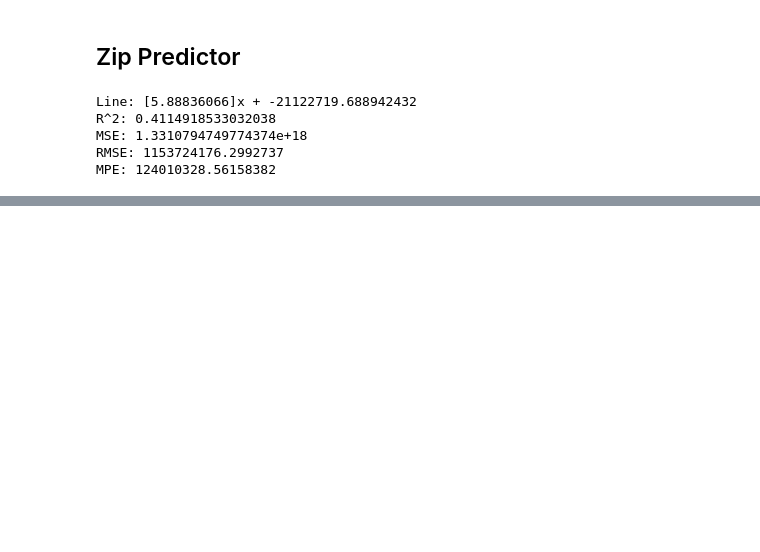
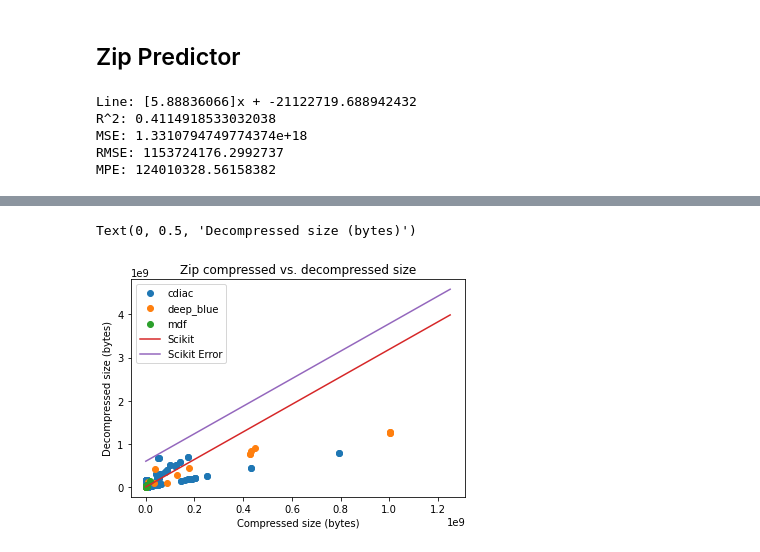
Before and after one commit to xtracthub/abyss, a Jupyter notebook: notebooks/predictor_tests.ipynb, the cells around one changed output, grey strips where cells are left out. Cells and saved outputs as stored; diff of their text form; code cells hidden in the pictures; blank space fills up the shorter version.

```diff
--- a/notebooks/predictor_tests.ipynb
+++ b/notebooks/predictor_tests.ipynb
@@ -121,0 +193,6 @@ Text(0, 0.5, 'Decompressed size (bytes)')
+# %%
+# Import decompression size .csv
+tar_results_df = pd.read_csv("../data/tar_decompression_results.csv")
+
+x = np.array(tar_results_df.compressed_size)
+y = np.array(tar_results_df.decompressed_size)
@@ -121,0 +222,30 @@ Text(0, 0.5, 'Decompressed size (bytes)')
+# %%
+# Visualize compression vs. decompression
+tar_results_df = tar_results_df[tar_results_df.decompressed_size < 1.5*10**9]
+
+x1 = tar_results_df.compressed_size
+y1 = tar_results_df.decompressed_size
+
+# Figure 1
+for name, group in tar_results_df.groupby("origin"):
+    plt.plot(group.compressed_size, group.decompressed_size, marker="o", linestyle="", label=name)
+
+plt.plot(np.array([i for i in range(1, 15*10**8, 25*10**7)]),
+         tar_sklearn_model.predict(np.array([i for i in range(1, 15*10**8, 25*10**7)]).reshape(-1, 1)),
+         label="Scikit")
+
+plt.plot(np.array([i for i in range(1, 15*10**8, 25*10**7)]),
+         tar_sklearn_model.predict(np.array([i for i in range(1, 15*10**8, 25*10**7)]).reshape(-1, 1)) + 595931136.9222465,
+         label="Scikit Error")
+
+# plt.plot(np.array([i for i in range(1, 25*10**8, 25*10**7)]),
+#          zip_keras_predict(np.array([i for i in range(1, 25*10**8, 25*10**7)]).reshape(-1, 1)),
+#          label="Keras")
+
+plt.legend()
+plt.title("Zip compressed vs. decompressed size")
+plt.xlabel("Compressed size (bytes)")
+plt.ylabel("Decompressed size (bytes)")
+# %% [output]
+Text(0, 0.5, 'Decompressed size (bytes)')
+[figure, added]
```
Also changed, not shown: parts of 13 cells of this notebook, 3 other files.
